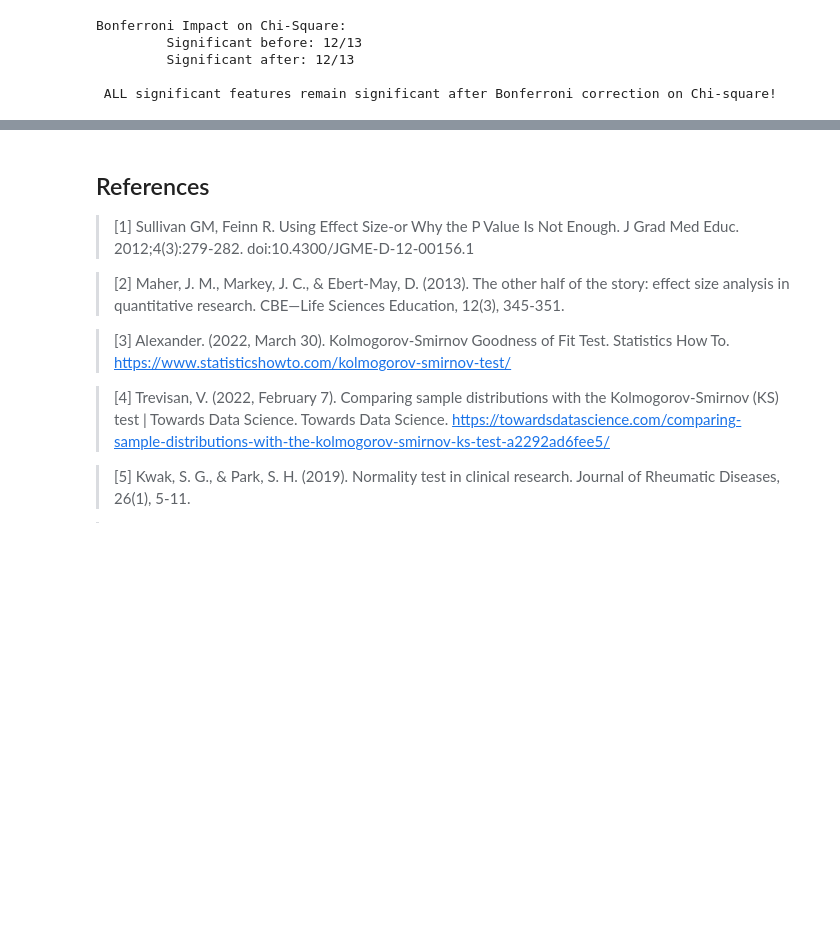
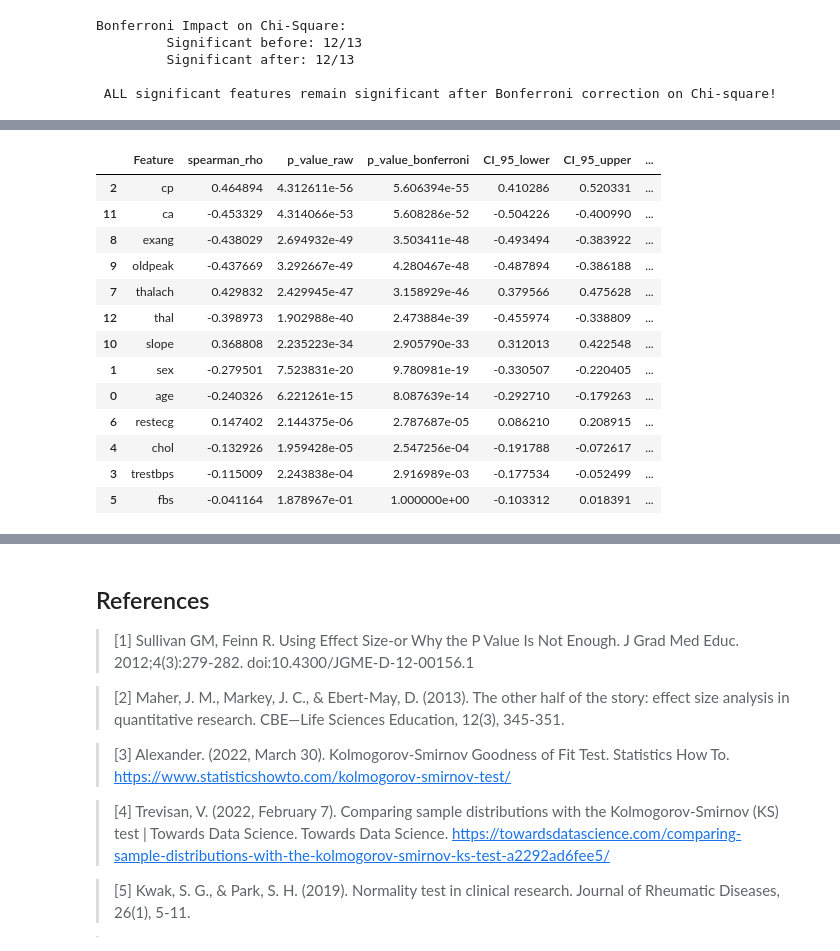
Before and after one commit to Mubashir42884/Research-Methodology-and-Statistics, a Jupyter notebook: notebooks/04_sophisticated_reproduction_STATS.ipynb, the cells around one changed output, grey strips where cells are left out. Saved outputs shown, nothing was run; the diff lists cells and outputs as text; code cells hidden in the pictures; blank space fills up the shorter version.

```diff
--- a/notebooks/04_sophisticated_reproduction_STATS.ipynb
+++ b/notebooks/04_sophisticated_reproduction_STATS.ipynb
@@ -2130,3 +2147,20 @@ Process Runtime: 6.273 sec
 spearman_sorted = spearman_sophisticated.sort_values('spearman_rho', key=abs, ascending=False)
 #  Display Pearson results
 pearson_sorted = pearson_sophisticated.sort_values('pearson_r', key=abs, ascending=False)
+# %%
+spearman_sorted
+# %% [output]
+|  | Feature | spearman_rho | p_value_raw | p_value_bonferroni | CI_95_lower | CI_95_upper | ... |
+| 2 | cp | 0.464894 | 4.312611e-56 | 5.606394e-55 | 0.410286 | 0.520331 | ... |
+| 11 | ca | -0.453329 | 4.314066e-53 | 5.608286e-52 | -0.504226 | -0.400990 | ... |
+| 8 | exang | -0.438029 | 2.694932e-49 | 3.503411e-48 | -0.493494 | -0.383922 | ... |
+| 9 | oldpeak | -0.437669 | 3.292667e-49 | 4.280467e-48 | -0.487894 | -0.386188 | ... |
+| 7 | thalach | 0.429832 | 2.429945e-47 | 3.158929e-46 | 0.379566 | 0.475628 | ... |
+| 12 | thal | -0.398973 | 1.902988e-40 | 2.473884e-39 | -0.455974 | -0.338809 | ... |
+| 10 | slope | 0.368808 | 2.235223e-34 | 2.905790e-33 | 0.312013 | 0.422548 | ... |
+| 1 | sex | -0.279501 | 7.523831e-20 | 9.780981e-19 | -0.330507 | -0.220405 | ... |
+| 0 | age | -0.240326 | 6.221261e-15 | 8.087639e-14 | -0.292710 | -0.179263 | ... |
+| 6 | restecg | 0.147402 | 2.144375e-06 | 2.787687e-05 | 0.086210 | 0.208915 | ... |
+| 4 | chol | -0.132926 | 1.959428e-05 | 2.547256e-04 | -0.191788 | -0.072617 | ... |
+| 3 | trestbps | -0.115009 | 2.243838e-04 | 2.916989e-03 | -0.177534 | -0.052499 | ... |
+| 5 | fbs | -0.041164 | 1.878967e-01 | 1.000000e+00 | -0.103312 | 0.018391 | ... |
```
Also changed, not shown: parts of 25 cells of this notebook, 4 other files.
